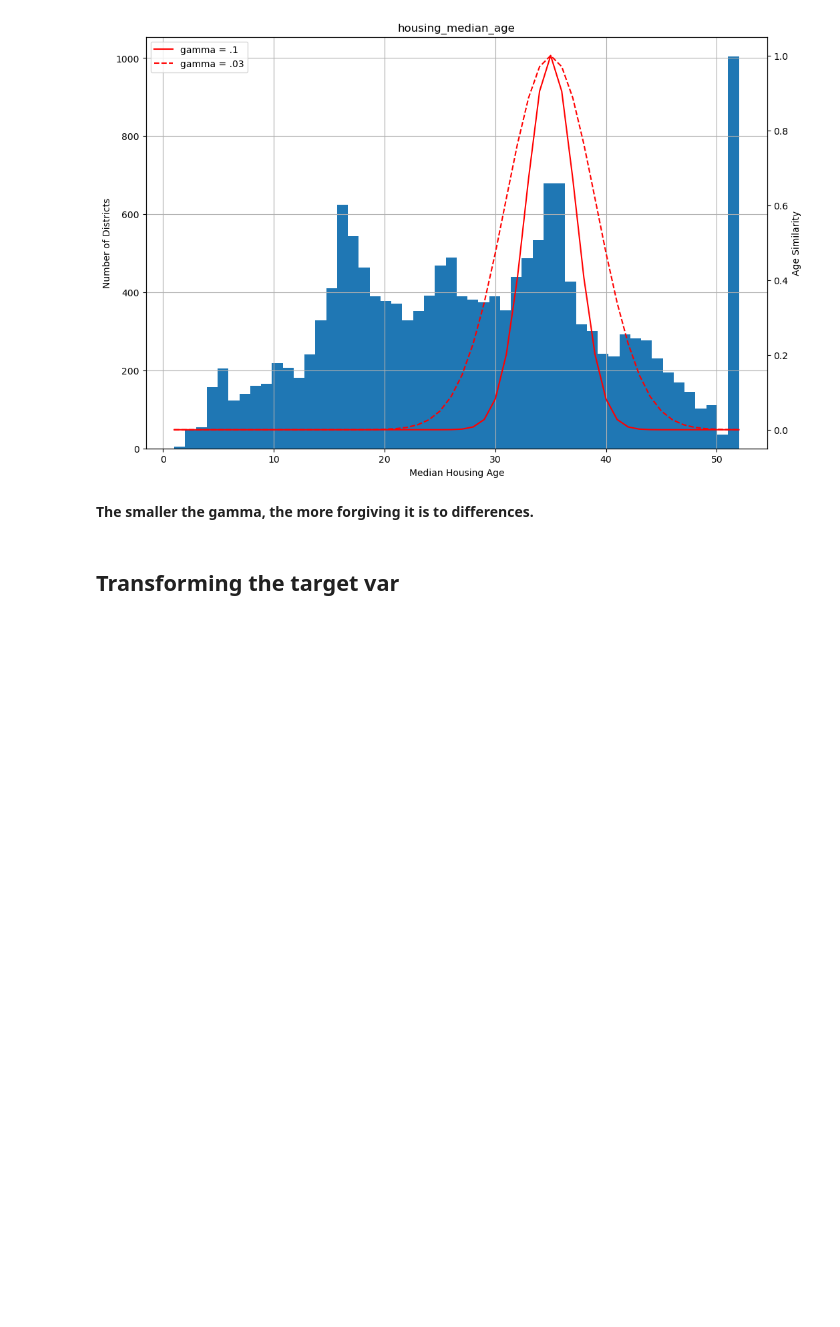
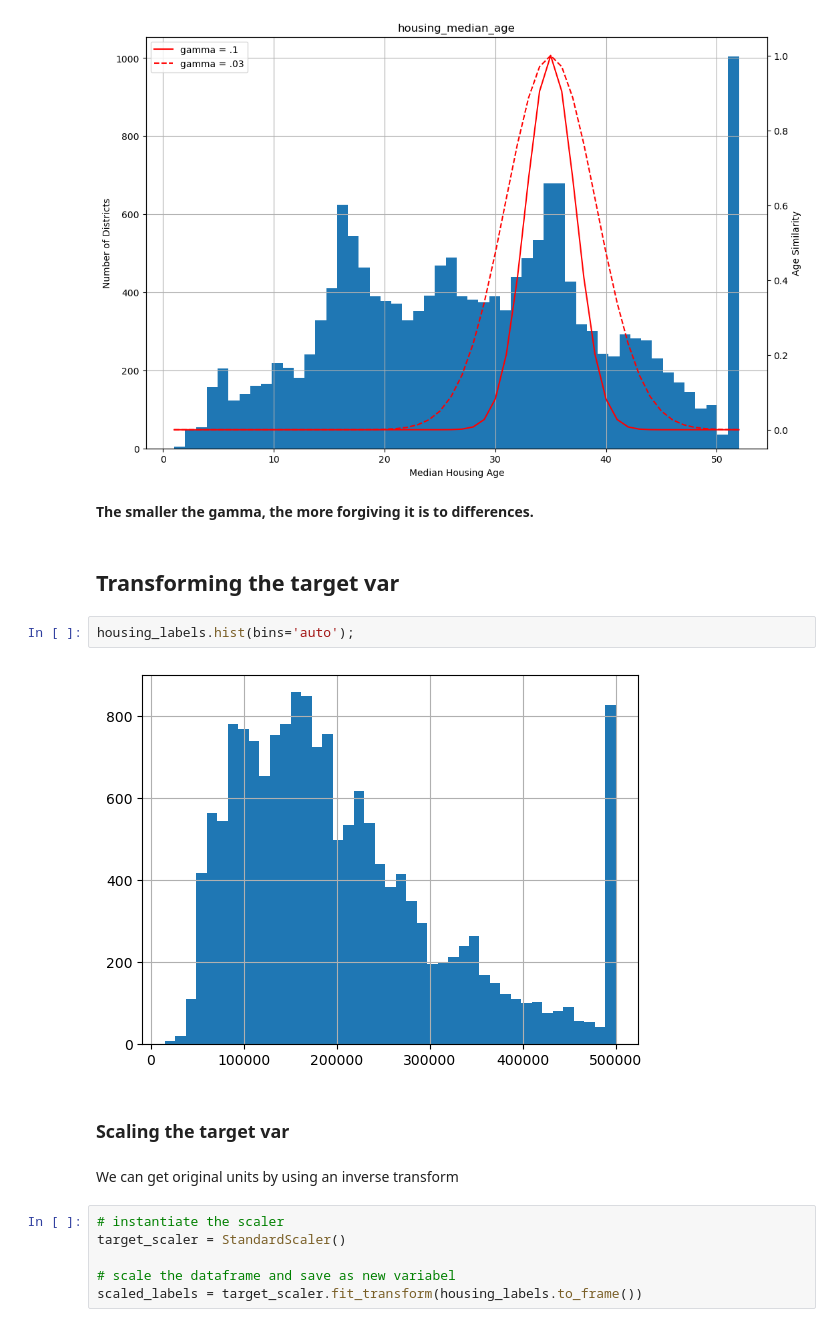
Before and after one commit to mduncan23/badal-book, a Jupyter notebook: Chapter 1 and 2.ipynb, the cells around one changed output. Drawn from its saved outputs; the diff is of its cells as text; blank space fills up the shorter version.

```diff
--- a/Chapter 1 and 2.ipynb
+++ b/Chapter 1 and 2.ipynb
@@ -883,3 +893,17 @@ ax2.legend(loc=2);
 **The smaller the gamma, the more forgiving it is to differences.**
 # %% [markdown]
 ## Transforming the target var
+# %%
+housing_labels.hist(bins='auto');
+# %% [output]
+[figure, added]
+# %% [markdown]
+### Scaling the target var
+# %% [markdown]
+We can get original units by using an inverse transform
+# %%
+# instantiate the scaler
+target_scaler = StandardScaler()
+
+# scale the dataframe and save as new variabel
+scaled_labels = target_scaler.fit_transform(housing_labels.to_frame())
```
Also changed, not shown: parts of 51 cells of this notebook.
